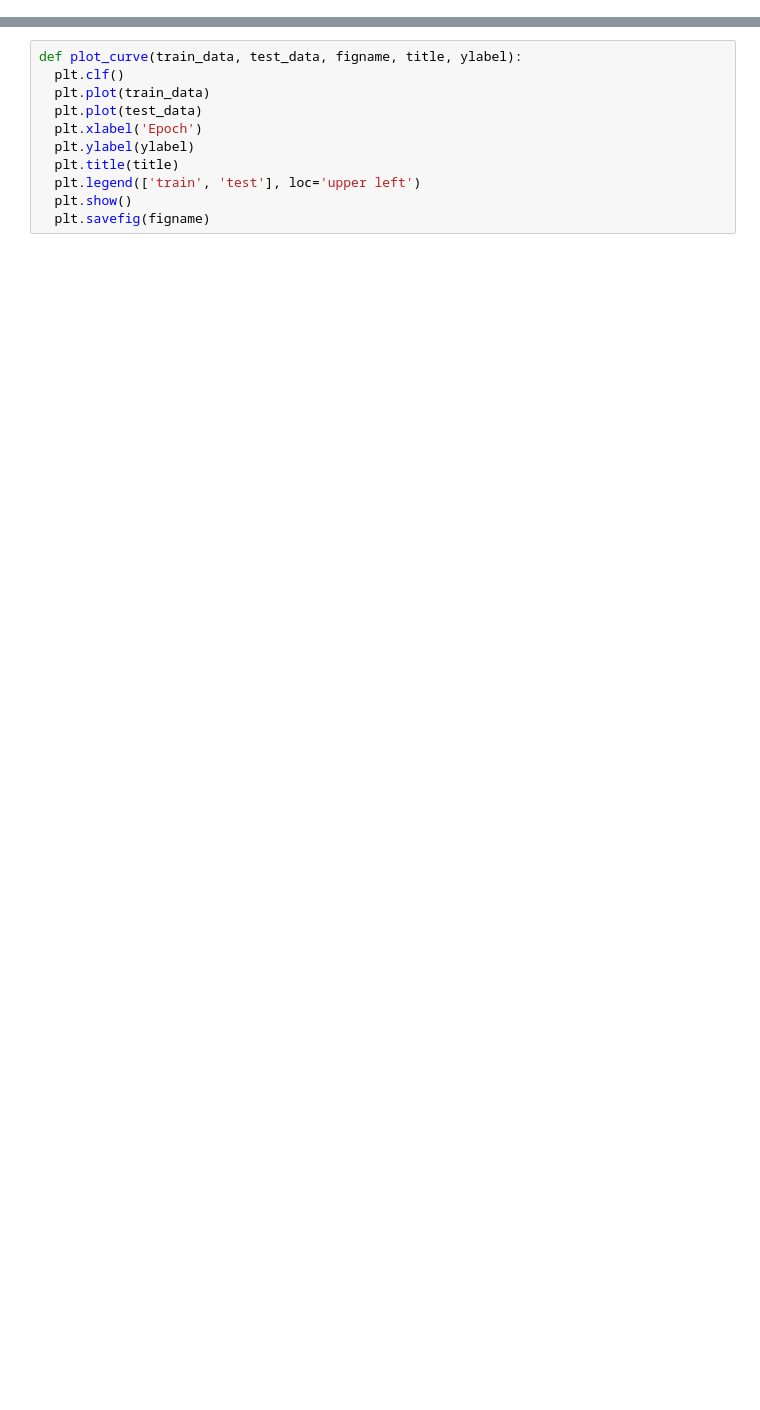
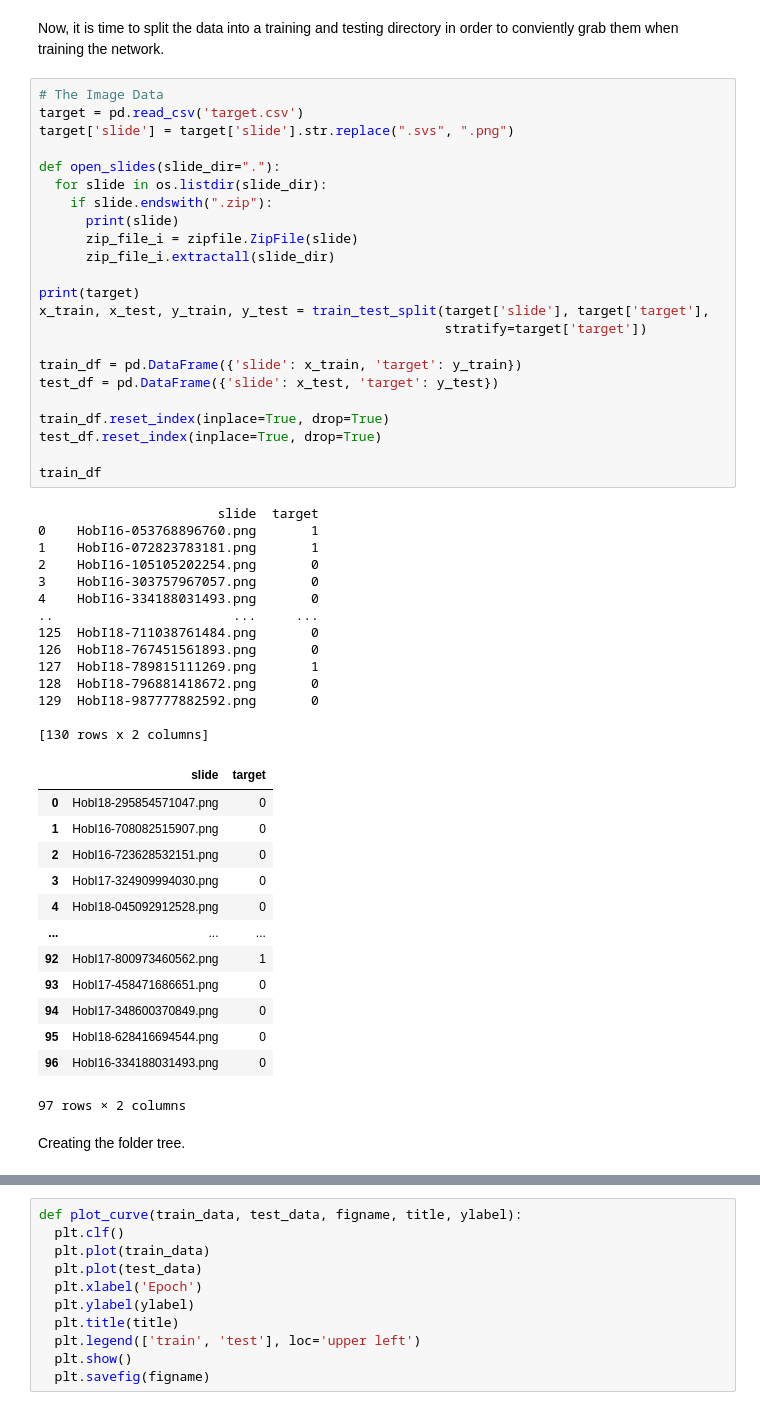
Before and after one commit to AstroNoodles/Mini-Projects, a Jupyter notebook: Parallel_Sync_CNN_Research.ipynb, the cells around one changed output, grey strips where cells are left out. Drawn from its saved outputs; the diff is of its cells as text; blank space fills up the shorter version.

```diff
--- a/Parallel_Sync_CNN_Research.ipynb
+++ b/Parallel_Sync_CNN_Research.ipynb
@@ -573,0 +84,55 @@ recall  :  0.0
+# %% [markdown]
+Now, it is time to split the data into a training and testing directory in order to conviently grab them when training the network.
+# %%
+# The Image Data
+target = pd.read_csv('target.csv')
+target['slide'] = target['slide'].str.replace(".svs", ".png")
+
+def open_slides(slide_dir="."):
+  for slide in os.listdir(slide_dir):
+    if slide.endswith(".zip"):
+      print(slide)
+      zip_file_i = zipfile.ZipFile(slide)
+      zip_file_i.extractall(slide_dir)
+
+print(target)
+x_train, x_test, y_train, y_test = train_test_split(target['slide'], target['target'],
+                                                    stratify=target['target'])
+
+train_df = pd.DataFrame({'slide': x_train, 'target': y_train})
+test_df = pd.DataFrame({'slide': x_test, 'target': y_test})
+
+train_df.reset_index(inplace=True, drop=True)
+test_df.reset_index(inplace=True, drop=True)
+
+train_df
+# %% [output]
+                       slide  target
+0    HobI16-053768896760.png       1
+1    HobI16-072823783181.png       1
+2    HobI16-105105202254.png       0
+3    HobI16-303757967057.png       0
+4    HobI16-334188031493.png       0
+..                       ...     ...
+125  HobI18-711038761484.png       0
+126  HobI18-767451561893.png       0
+127  HobI18-789815111269.png       1
+128  HobI18-796881418672.png       0
+129  HobI18-987777882592.png       0
+
+[130 rows x 2 columns]
+|  | slide | target |
+| 0 | HobI18-295854571047.png | 0 |
+| 1 | HobI16-708082515907.png | 0 |
+| 2 | HobI16-723628532151.png | 0 |
+| 3 | HobI17-324909994030.png | 0 |
+| 4 | HobI18-045092912528.png | 0 |
+| ... | ... | ... |
+| 92 | HobI17-800973460562.png | 1 |
+| 93 | HobI17-458471686651.png | 0 |
+| 94 | HobI17-348600370849.png | 0 |
+| 95 | HobI18-628416694544.png | 0 |
+| 96 | HobI16-334188031493.png | 0 |
+97 rows × 2 columns
+# %% [markdown]
+Creating the folder tree.
```
Also changed, not shown: parts of 68 cells of this notebook.
